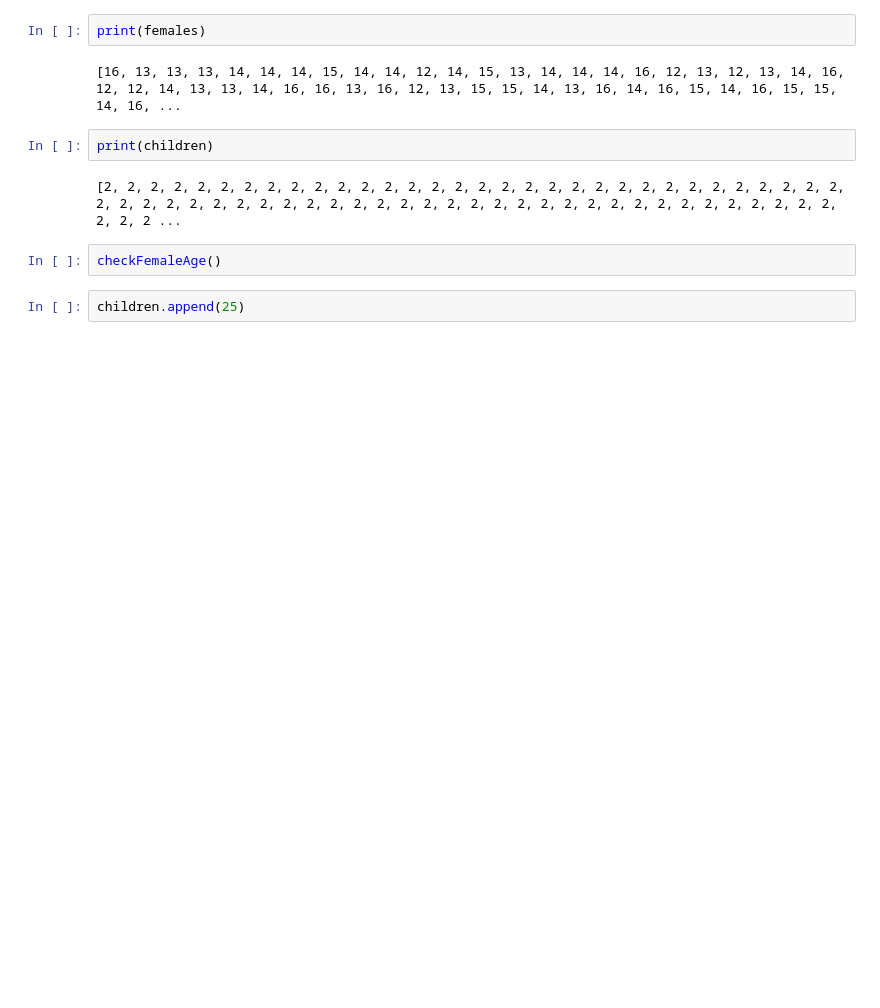
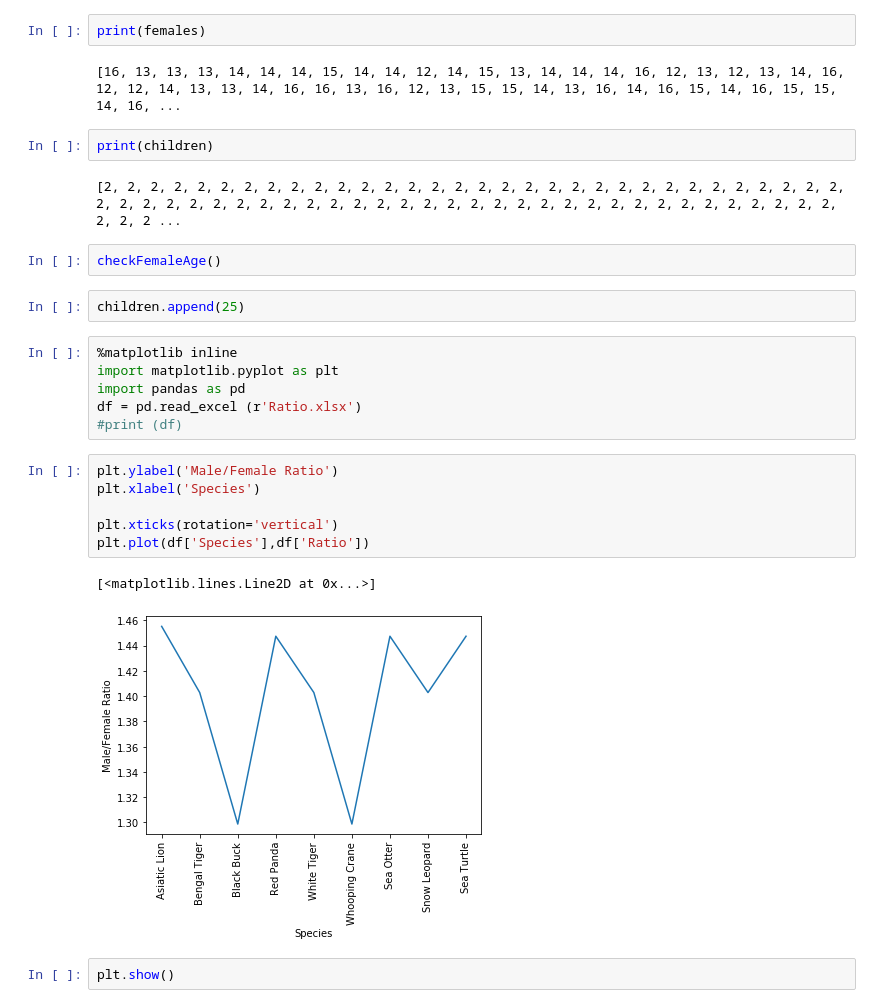
Before and after one commit to DivyanshArya23/BigDataProject, a Jupyter notebook: Main.ipynb, the cells around one changed output. Drawn from its saved outputs; the diff is of its cells as text; blank space fills up the shorter version.

```diff
--- a/Main.ipynb
+++ b/Main.ipynb
@@ -138,3 +138,20 @@ print(children)
 checkFemaleAge()
 # %%
 children.append(25)
+# %%
+%matplotlib inline
+import matplotlib.pyplot as plt
+import pandas as pd
+df = pd.read_excel (r'Ratio.xlsx')
+#print (df)
+# %%
+plt.ylabel('Male/Female Ratio')
+plt.xlabel('Species')
+
+plt.xticks(rotation='vertical')
+plt.plot(df['Species'],df['Ratio'])
+# %% [output]
+[<matplotlib.lines.Line2D at 0x...>]
+[figure, added]
+# %%
+plt.show()
```
Also changed, not shown: 3 other files.
